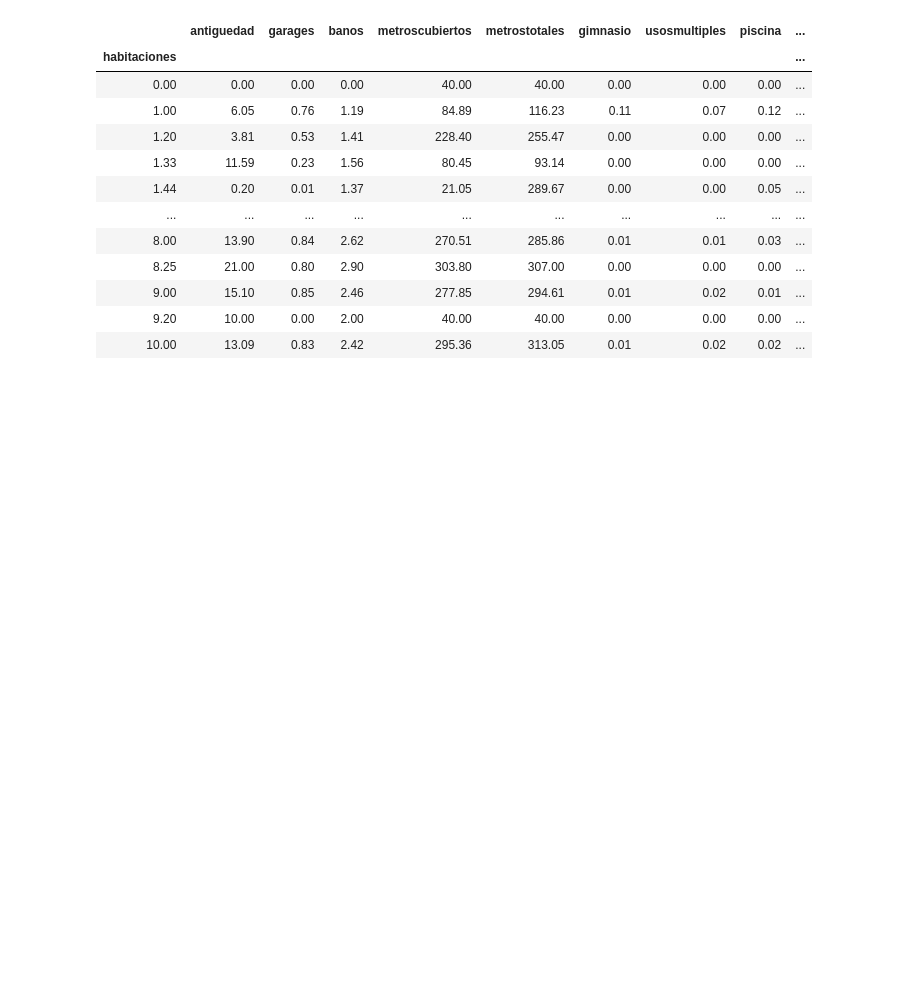
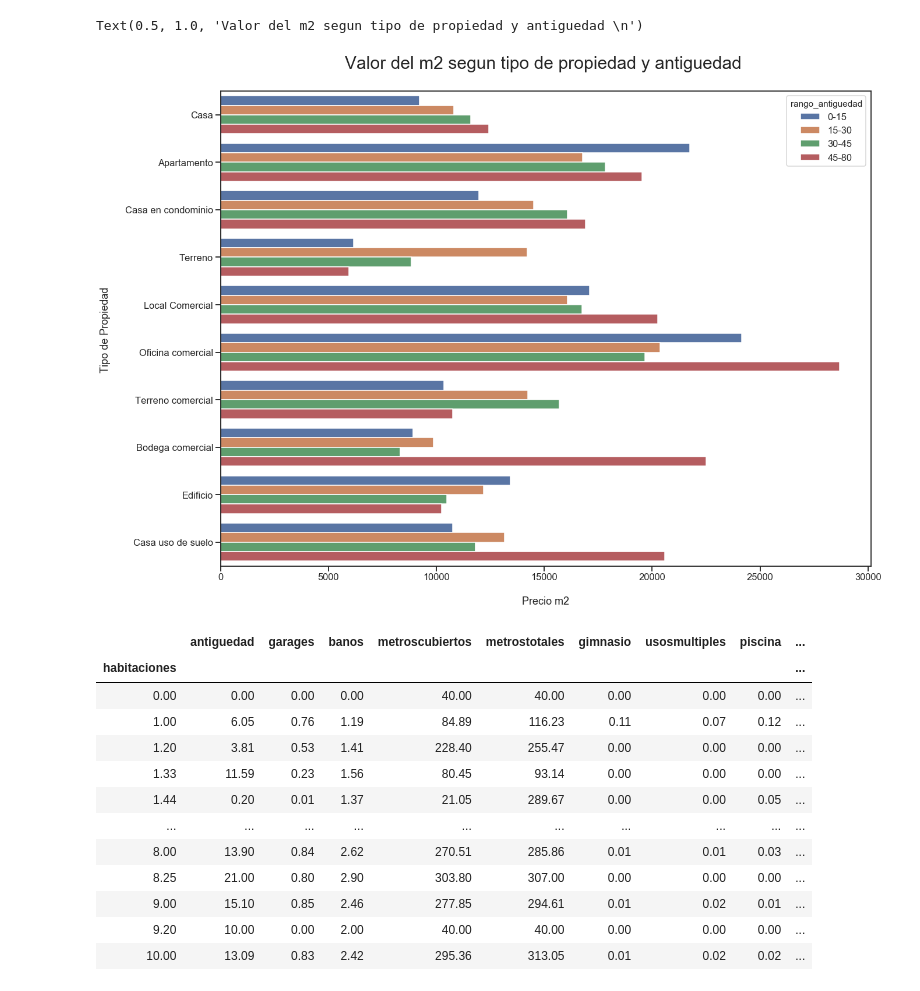
Before and after one commit to JuanCruzCastroLopez/tp1-zonajobs-analysis, a Jupyter notebook: ggp_notebook.ipynb, the cells around one changed output. Saved outputs shown, nothing was run; the diff lists cells and outputs as text; code cells hidden in the pictures; blank space fills up the shorter version.

```diff
--- a/ggp_notebook.ipynb
+++ b/ggp_notebook.ipynb
@@ -61,6 +83,49 @@ ax2.legend(loc='best')
 # La diferencia de precios, parece verse mas evidente a partir de los 10 años de antiguedad, no asi en los primeros 5.
 # No es un dato menor que vaya disminuyendo pero a la vez siga habiendo picos. Si bien es un dato que influye,
 # pueden existir casas mas antiguas de mayor valor.
+# %%
+# Se tomn las 10 provincias con mas casas y los 20 tipos de propiedades mas comunes.
+# Se evalua el precio del metro cuadrado para cada tipo de propiedad en una provincia distinta
+
+df3 = df.copy()
+
+df3['rango_antiguedad'] = pd.cut(df['antiguedad'],\
+                                 bins=[-1,15,30,45,80],\
+                                 labels=['0-15', '15-30', '30-45', '45-80'])
+
+top_10_tipos_mas_comunes = df3.groupby('tipodepropiedad').size().sort_values(ascending=False)[0:10]
+top_10_tipos_mas_comunes = list(top_10_tipos_mas_comunes.index)
+
+plt.figure(figsize=(20,15))
+data = df3.groupby(['rango_antiguedad','tipodepropiedad']).agg({'precio_m2':'mean'})
+data = data.reset_index()
+
+data = data.loc[data['tipodepropiedad'].isin(top_10_tipos_mas_comunes),:]
+
+data.tipodepropiedad.cat.remove_unused_categories(inplace=True)
+
+#pivot = data.pivot(index='tipodepropiedad', columns='rango_antiguedad', values='precio_m2')
+
+mask = pivot.isnull()
+cmap = sns.cubehelix_palette(as_cmap=True, light=.9)
+#ax = sns.heatmap(pivot, cmap="YlGnBu")
+
+
+ax = sns.barplot(data=data, y='tipodepropiedad', x='precio_m2', hue='rango_antiguedad', order=top_10_tipos_mas_comunes)
+
+ax.set(xlabel='\n Precio m2 ', ylabel='Tipo de Propiedad \n')
+ax.set_title('Valor del m2 segun tipo de propiedad y antiguedad \n', fontdict={'fontsize':30})
+
+#ax.set_facecolor('xkcd:grey')
+
+
+# De este grafico, se puede sacar como informacion:
+# Los tres tipos de casas, tienden a incrementar levemente su valor.
+# Los apartamentos, y los edificios, tienden a decrementar levemente su valor.
+# El resto presentan un comportamiento irregular, del que es dificil predecir algo.
+# %% [output]
+Text(0.5, 1.0, 'Valor del m2 segun tipo de propiedad y antiguedad \n')
+[figure, added]
 # %%
 # Caracteristicas principales de agrupar por habitaciones
 # Las casas de mas habitaciones, son mucho mas viejas
```
Also changed, not shown: parts of 18 cells of this notebook.
